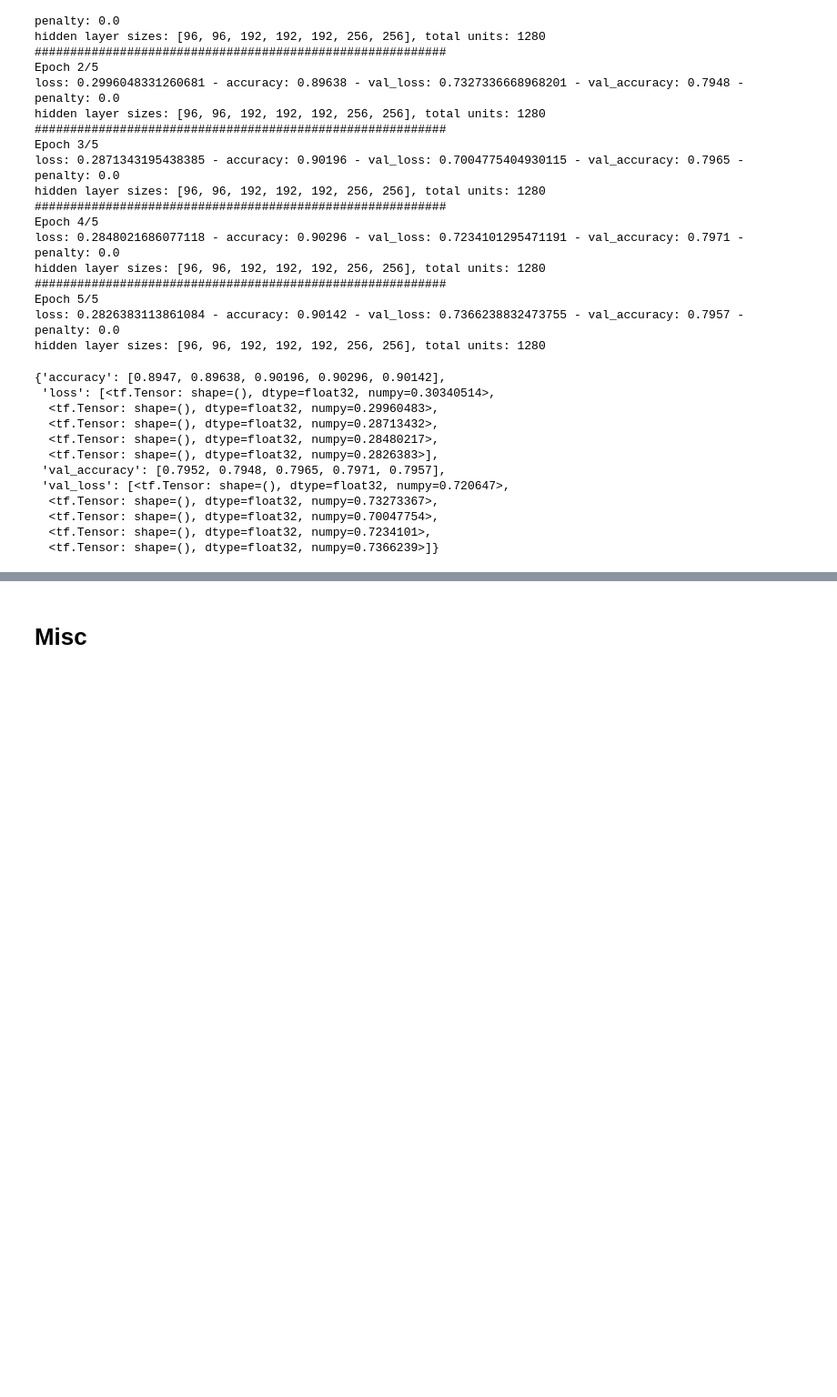
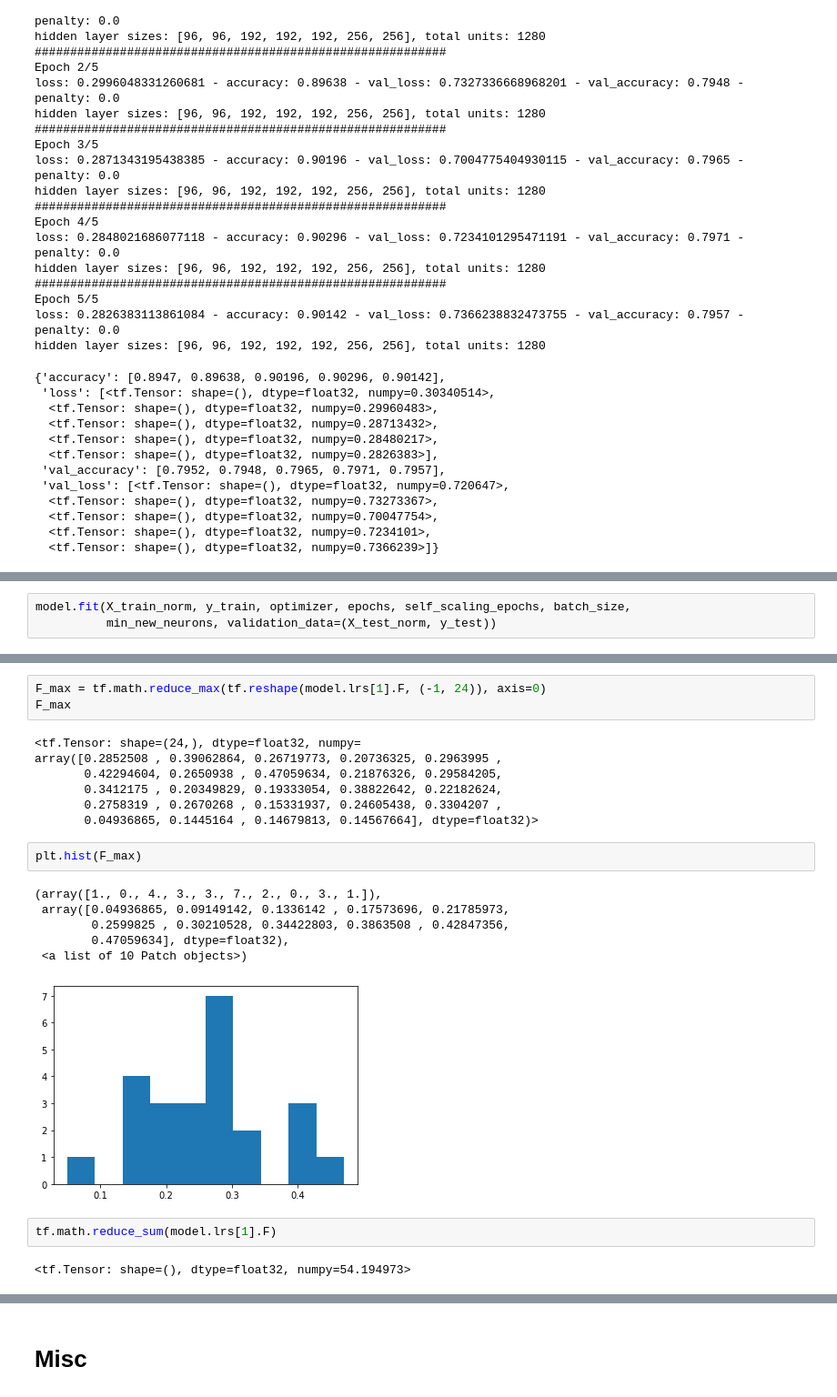
Before and after one commit to vcahlik/dynamic-auto-sizing, a Jupyter notebook: notebooks/experiments/convolutions.ipynb, the cells around one changed output, grey strips where cells are left out. Shown at 91% size. Saved outputs shown, nothing was run; the diff lists cells and outputs as text; blank space fills up the shorter version.

```diff
--- a/notebooks/experiments/convolutions.ipynb
+++ b/notebooks/experiments/convolutions.ipynb
@@ -3190,0 +3294,3 @@ hidden layer sizes: [96, 96, 192, 192, 192, 256, 256], total units: 1280
+# %%
+model.fit(X_train_norm, y_train, optimizer, epochs, self_scaling_epochs, batch_size,
+          min_new_neurons, validation_data=(X_test_norm, y_test))
@@ -3190,0 +3332,23 @@ hidden layer sizes: [96, 96, 192, 192, 192, 256, 256], total units: 1280
+# %%
+F_max = tf.math.reduce_max(tf.reshape(model.lrs[1].F, (-1, 24)), axis=0)
+F_max
+# %% [output]
+<tf.Tensor: shape=(24,), dtype=float32, numpy=
+array([0.2852508 , 0.39062864, 0.26719773, 0.20736325, 0.2963995 ,
+       0.42294604, 0.2650938 , 0.47059634, 0.21876326, 0.29584205,
+       0.3412175 , 0.20349829, 0.19333054, 0.38822642, 0.22182624,
+       0.2758319 , 0.2670268 , 0.15331937, 0.24605438, 0.3304207 ,
+       0.04936865, 0.1445164 , 0.14679813, 0.14567664], dtype=float32)>
+# %%
+plt.hist(F_max)
+# %% [output]
+(array([1., 0., 4., 3., 3., 7., 2., 0., 3., 1.]),
+ array([0.04936865, 0.09149142, 0.1336142 , 0.17573696, 0.21785973,
+        0.2599825 , 0.30210528, 0.34422803, 0.3863508 , 0.42847356,
+        0.47059634], dtype=float32),
+ <a list of 10 Patch objects>)
+[figure, added]
+# %%
+tf.math.reduce_sum(model.lrs[1].F)
+# %% [output]
+<tf.Tensor: shape=(), dtype=float32, numpy=54.194973>
```
Also changed, not shown: parts of 14 cells of this notebook.
